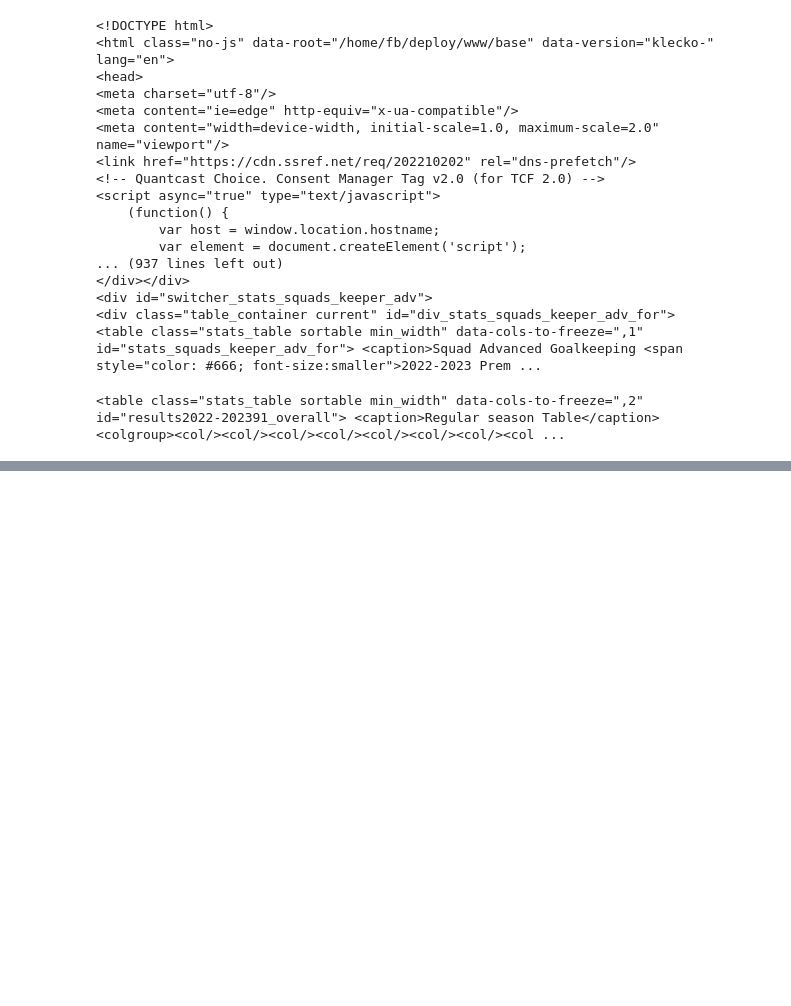
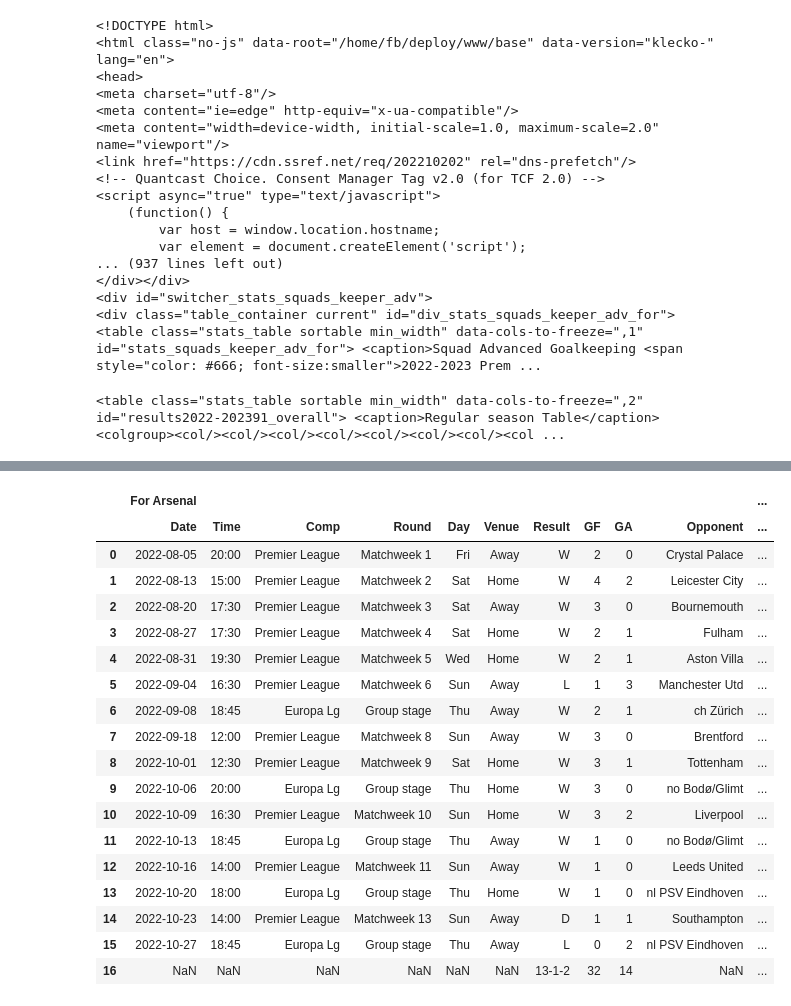
Before and after one commit to Kathanbhavsar/Footbal-Data-Prediction, a Jupyter notebook: Data Scraping.ipynb, the cells around one changed output, grey strips where cells are left out. Saved outputs shown, nothing was run; the diff lists cells and outputs as text; code cells hidden in the pictures; blank space fills up the shorter version.

```diff
--- a/Data Scraping.ipynb
+++ b/Data Scraping.ipynb
@@ -1,5 +1,7 @@
 # %%
 import requests
+import pandas
+pd.set_option('max_columns',200)
 url = "https://fbref.com/en/comps/9/Premier-League-Stats"
 data = requests.get(url)
 # %%
@@ -40,0 +143,26 @@ NameError: name 'linka' is not defined
+# %%
+data = requests.get(f'https://fbref.com/{links[0]}')
+# %%
+shooting = pd.read_html(data.text, match='Shooting')[0]
+# %%
+shooting
+# %% [output]
+|  | For Arsenal |  |  |  |  |  |  |  |  |  | ... |
+|  | Date | Time | Comp | Round | Day | Venue | Result | GF | GA | Opponent | ... |
+| 0 | 2022-08-05 | 20:00 | Premier League | Matchweek 1 | Fri | Away | W | 2 | 0 | Crystal Palace | ... |
+| 1 | 2022-08-13 | 15:00 | Premier League | Matchweek 2 | Sat | Home | W | 4 | 2 | Leicester City | ... |
+| 2 | 2022-08-20 | 17:30 | Premier League | Matchweek 3 | Sat | Away | W | 3 | 0 | Bournemouth | ... |
+| 3 | 2022-08-27 | 17:30 | Premier League | Matchweek 4 | Sat | Home | W | 2 | 1 | Fulham | ... |
+| 4 | 2022-08-31 | 19:30 | Premier League | Matchweek 5 | Wed | Home | W | 2 | 1 | Aston Villa | ... |
+| 5 | 2022-09-04 | 16:30 | Premier League | Matchweek 6 | Sun | Away | L | 1 | 3 | Manchester Utd | ... |
+| 6 | 2022-09-08 | 18:45 | Europa Lg | Group stage | Thu | Away | W | 2 | 1 | ch Zürich | ... |
+| 7 | 2022-09-18 | 12:00 | Premier League | Matchweek 8 | Sun | Away | W | 3 | 0 | Brentford | ... |
+| 8 | 2022-10-01 | 12:30 | Premier League | Matchweek 9 | Sat | Home | W | 3 | 1 | Tottenham | ... |
+| 9 | 2022-10-06 | 20:00 | Europa Lg | Group stage | Thu | Home | W | 3 | 0 | no Bodø/Glimt | ... |
+| 10 | 2022-10-09 | 16:30 | Premier League | Matchweek 10 | Sun | Home | W | 3 | 2 | Liverpool | ... |
+| 11 | 2022-10-13 | 18:45 | Europa Lg | Group stage | Thu | Away | W | 1 | 0 | no Bodø/Glimt | ... |
+| 12 | 2022-10-16 | 14:00 | Premier League | Matchweek 11 | Sun | Away | W | 1 | 0 | Leeds United | ... |
+| 13 | 2022-10-20 | 18:00 | Europa Lg | Group stage | Thu | Home | W | 1 | 0 | nl PSV Eindhoven | ... |
+| 14 | 2022-10-23 | 14:00 | Premier League | Matchweek 13 | Sun | Away | D | 1 | 1 | Southampton | ... |
+| 15 | 2022-10-27 | 18:45 | Europa Lg | Group stage | Thu | Away | L | 0 | 2 | nl PSV Eindhoven | ... |
+| 16 | NaN | NaN | NaN | NaN | NaN | NaN | 13-1-2 | 32 | 14 | NaN | ... |
```
Also changed, not shown: parts of 26 cells of this notebook.
